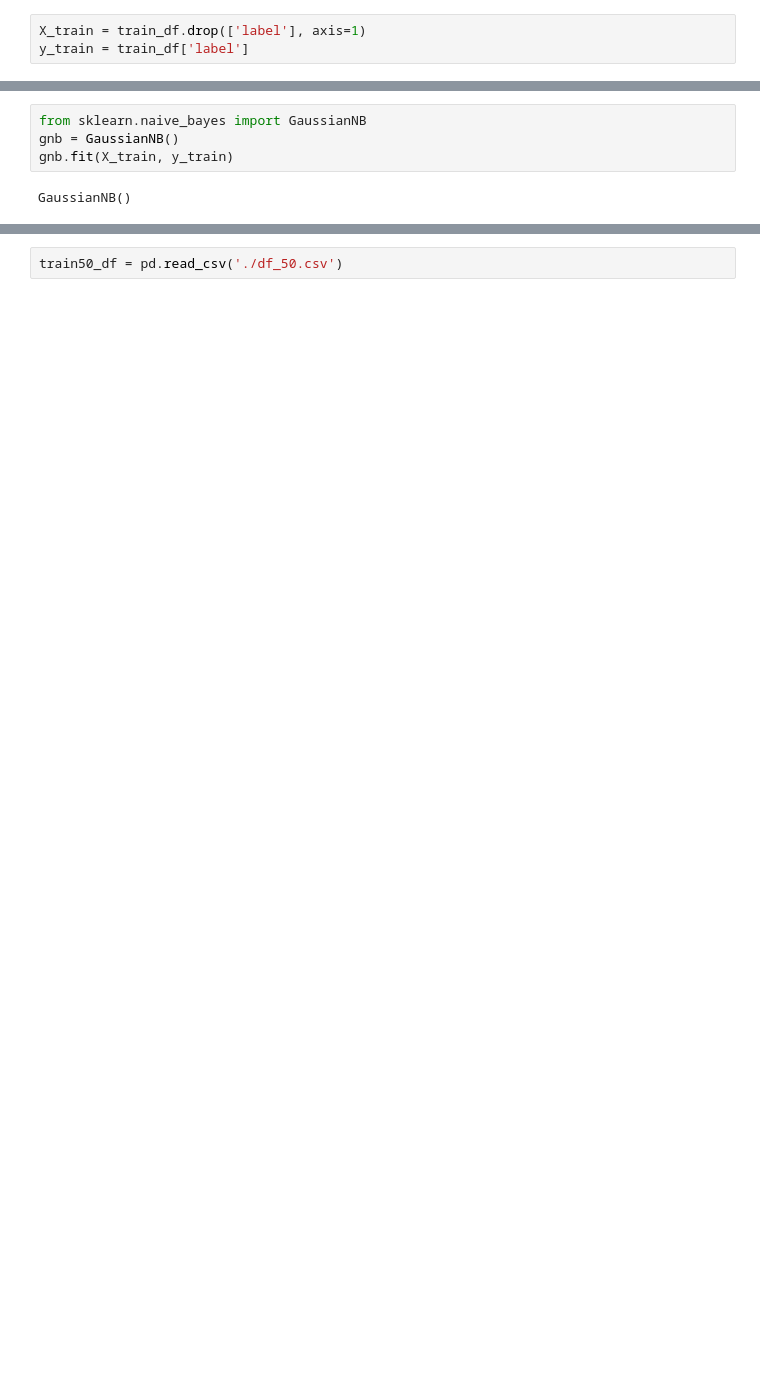
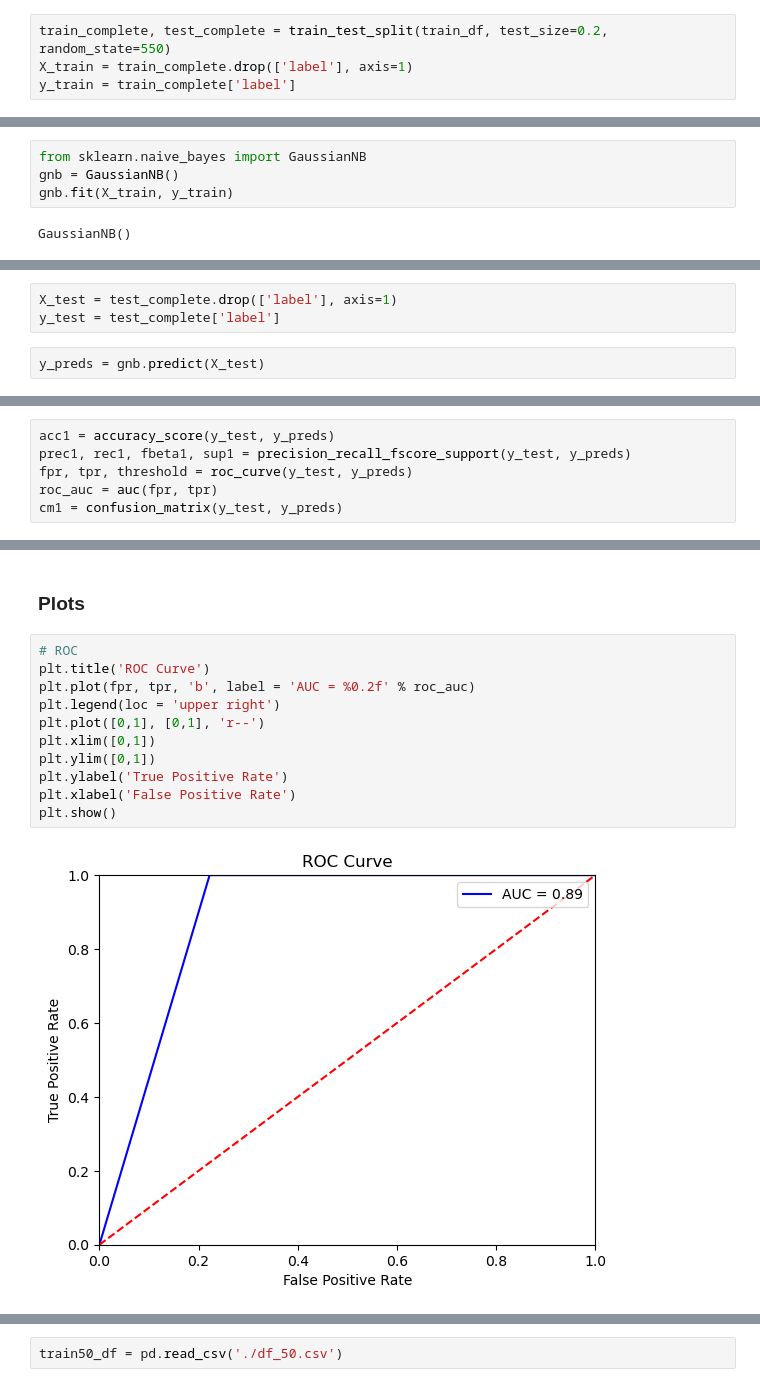
Before and after one commit to MrAlphalfa97/CECS_550, a Jupyter notebook: Models/classifiers.ipynb, the cells around one changed output, grey strips where cells are left out. Drawn from its saved outputs; the diff is of its cells as text; blank space fills up the shorter version.

```diff
--- a/Models/classifiers.ipynb
+++ b/Models/classifiers.ipynb
@@ -157,3 +17,4 @@ test_df = pd.read_csv('../data_format1/test_merged_df.csv')
 # %%
-X_train = train_df.drop(['label'], axis=1)
-y_train = train_df['label']
+train_complete, test_complete = train_test_split(train_df, test_size=0.2, random_state=550)
+X_train = train_complete.drop(['label'], axis=1)
+y_train = train_complete['label']
@@ -183,0 +36,5 @@ array([[1.79562059e-167, 1.00000000e+000],
+# %%
+X_test = test_complete.drop(['label'], axis=1)
+y_test = test_complete['label']
+# %%
+y_preds = gnb.predict(X_test)
@@ -183,0 +45,6 @@ array([[1.79562059e-167, 1.00000000e+000],
+# %%
+acc1 = accuracy_score(y_test, y_preds)
+prec1, rec1, fbeta1, sup1 = precision_recall_fscore_support(y_test, y_preds)
+fpr, tpr, threshold = roc_curve(y_test, y_preds)
+roc_auc = auc(fpr, tpr)
+cm1 = confusion_matrix(y_test, y_preds)
@@ -183,0 +61,15 @@ array([[1.79562059e-167, 1.00000000e+000],
+# %% [markdown]
+### Plots
+# %%
+# ROC
+plt.title('ROC Curve')
+plt.plot(fpr, tpr, 'b', label = 'AUC = %0.2f' % roc_auc)
+plt.legend(loc = 'upper right')
+plt.plot([0,1], [0,1], 'r--')
+plt.xlim([0,1])
+plt.ylim([0,1])
+plt.ylabel('True Positive Rate')
+plt.xlabel('False Positive Rate')
+plt.show()
+# %% [output]
+[figure, added]
```
Also changed, not shown: parts of 58 cells of this notebook.
